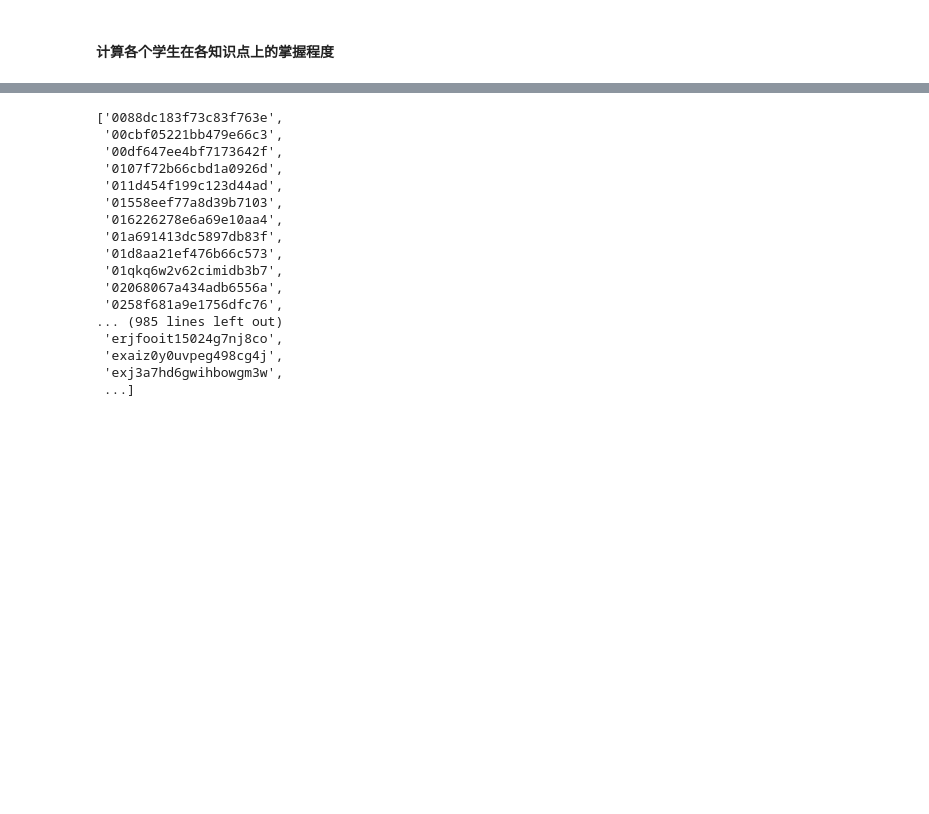
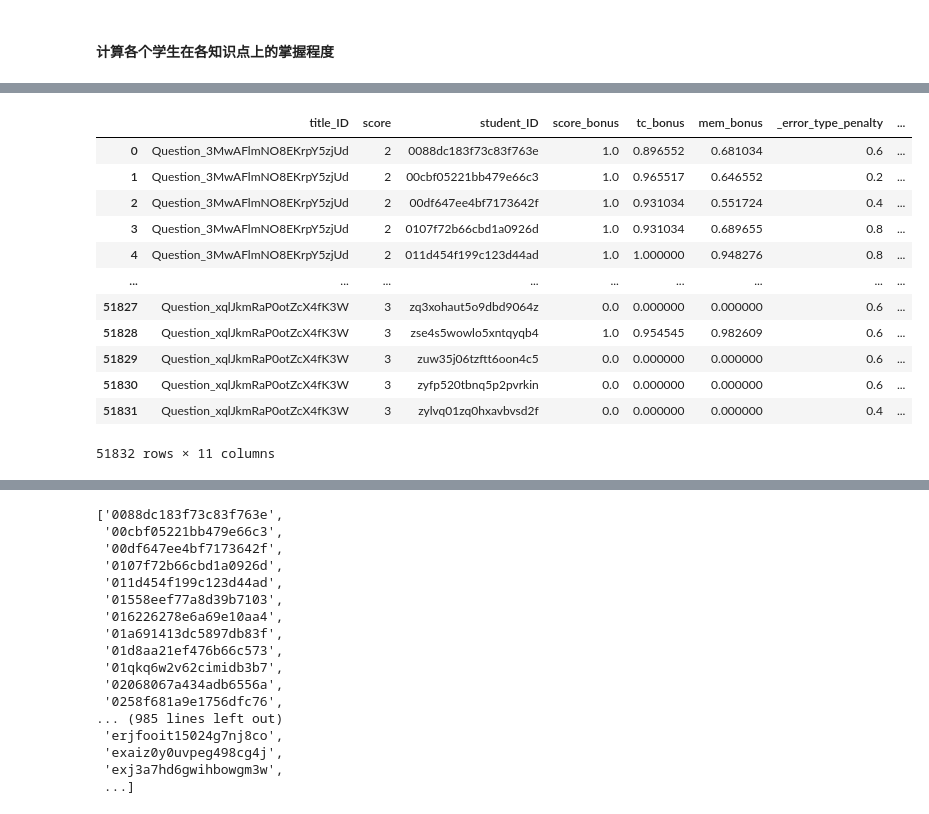
Before and after one commit to QishuoBai/ChinaVis2024, a Jupyter notebook: backend/st_process.ipynb, the cells around one changed output, grey strips where cells are left out. Saved outputs shown, nothing was run; the diff lists cells and outputs as text; code cells hidden in the pictures; blank space fills up the shorter version.

```diff
--- a/backend/st_process.ipynb
+++ b/backend/st_process.ipynb
@@ -428,7 +527,7 @@ stu_features
 # %% [markdown]
 #### 计算各个学生在各知识点上的掌握程度
 # %%
-stu_title_df = pd.read_csv('./人题数据/stu_title.csv')
+stu_title_features_df = pd.read_csv('./人题数据/stu_title_features.csv')
 knowledges = list(set(data_titleInfo['knowledge'].values.tolist()))
 knowledges.sort()
 sub_knowledges = list(set(data_titleInfo['sub_knowledge'].values.tolist()))
@@ -472,3 +555,19 @@ stu_title_df
+# %%
+stu_title_features_df
+# %% [output]
+|  | title_ID | score | student_ID | score_bonus | tc_bonus | mem_bonus | _error_type_penalty | ... |
+| 0 | Question_3MwAFlmNO8EKrpY5zjUd | 2 | 0088dc183f73c83f763e | 1.0 | 0.896552 | 0.681034 | 0.6 | ... |
+| 1 | Question_3MwAFlmNO8EKrpY5zjUd | 2 | 00cbf05221bb479e66c3 | 1.0 | 0.965517 | 0.646552 | 0.2 | ... |
+| 2 | Question_3MwAFlmNO8EKrpY5zjUd | 2 | 00df647ee4bf7173642f | 1.0 | 0.931034 | 0.551724 | 0.4 | ... |
+| 3 | Question_3MwAFlmNO8EKrpY5zjUd | 2 | 0107f72b66cbd1a0926d | 1.0 | 0.931034 | 0.689655 | 0.8 | ... |
+| 4 | Question_3MwAFlmNO8EKrpY5zjUd | 2 | 011d454f199c123d44ad | 1.0 | 1.000000 | 0.948276 | 0.8 | ... |
+| ... | ... | ... | ... | ... | ... | ... | ... | ... |
+| 51827 | Question_xqlJkmRaP0otZcX4fK3W | 3 | zq3xohaut5o9dbd9064z | 0.0 | 0.000000 | 0.000000 | 0.6 | ... |
+| 51828 | Question_xqlJkmRaP0otZcX4fK3W | 3 | zse4s5wowlo5xntqyqb4 | 1.0 | 0.954545 | 0.982609 | 0.6 | ... |
+| 51829 | Question_xqlJkmRaP0otZcX4fK3W | 3 | zuw35j06tzftt6oon4c5 | 0.0 | 0.000000 | 0.000000 | 0.6 | ... |
+| 51830 | Question_xqlJkmRaP0otZcX4fK3W | 3 | zyfp520tbnq5p2pvrkin | 0.0 | 0.000000 | 0.000000 | 0.6 | ... |
+| 51831 | Question_xqlJkmRaP0otZcX4fK3W | 3 | zylvq01zq0hxavbvsd2f | 0.0 | 0.000000 | 0.000000 | 0.4 | ... |
+51832 rows × 11 columns
 # %%
 from tqdm import tqdm
 for stu in tqdm(stu_features):
```
Also changed, not shown: parts of 15 cells of this notebook, 7 other files.
